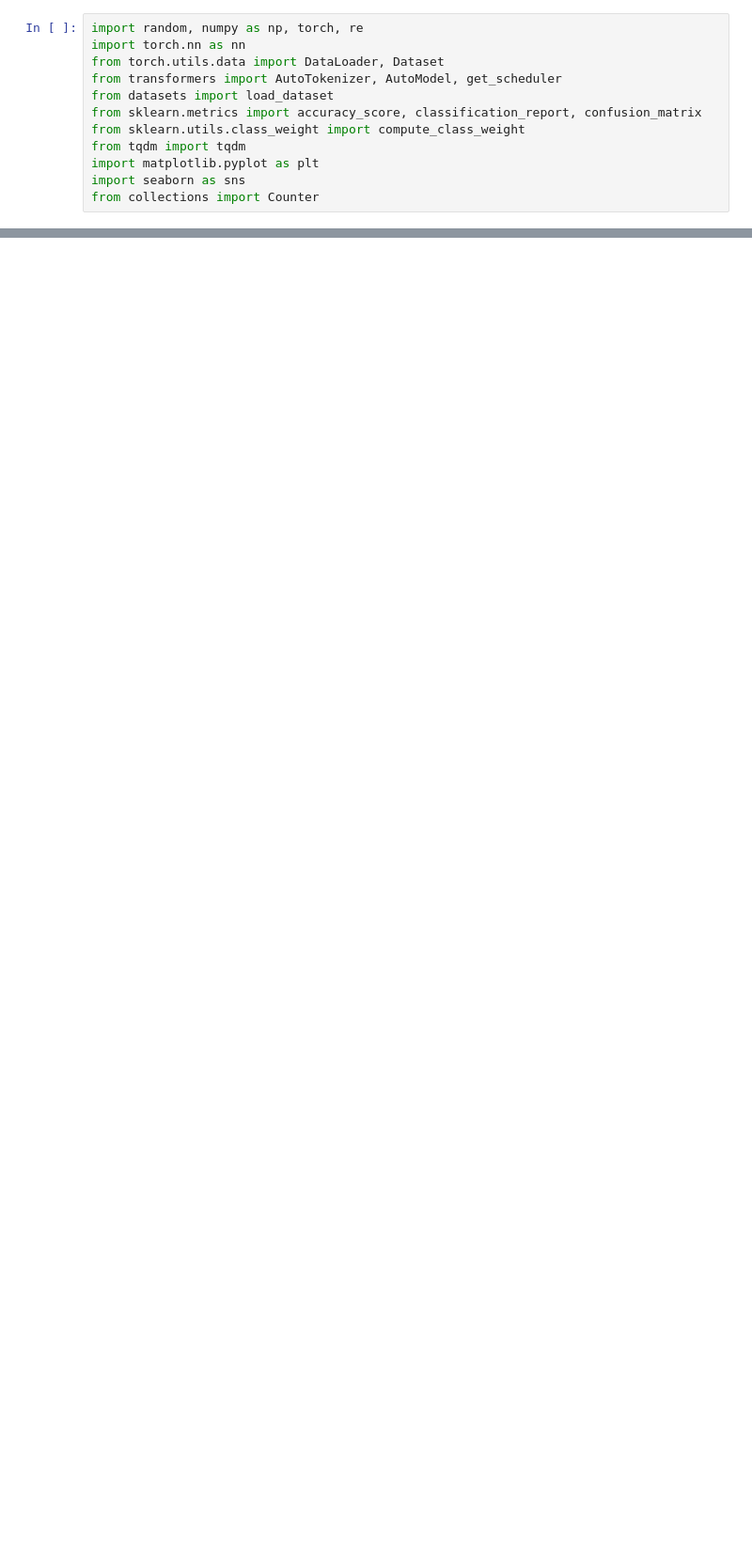
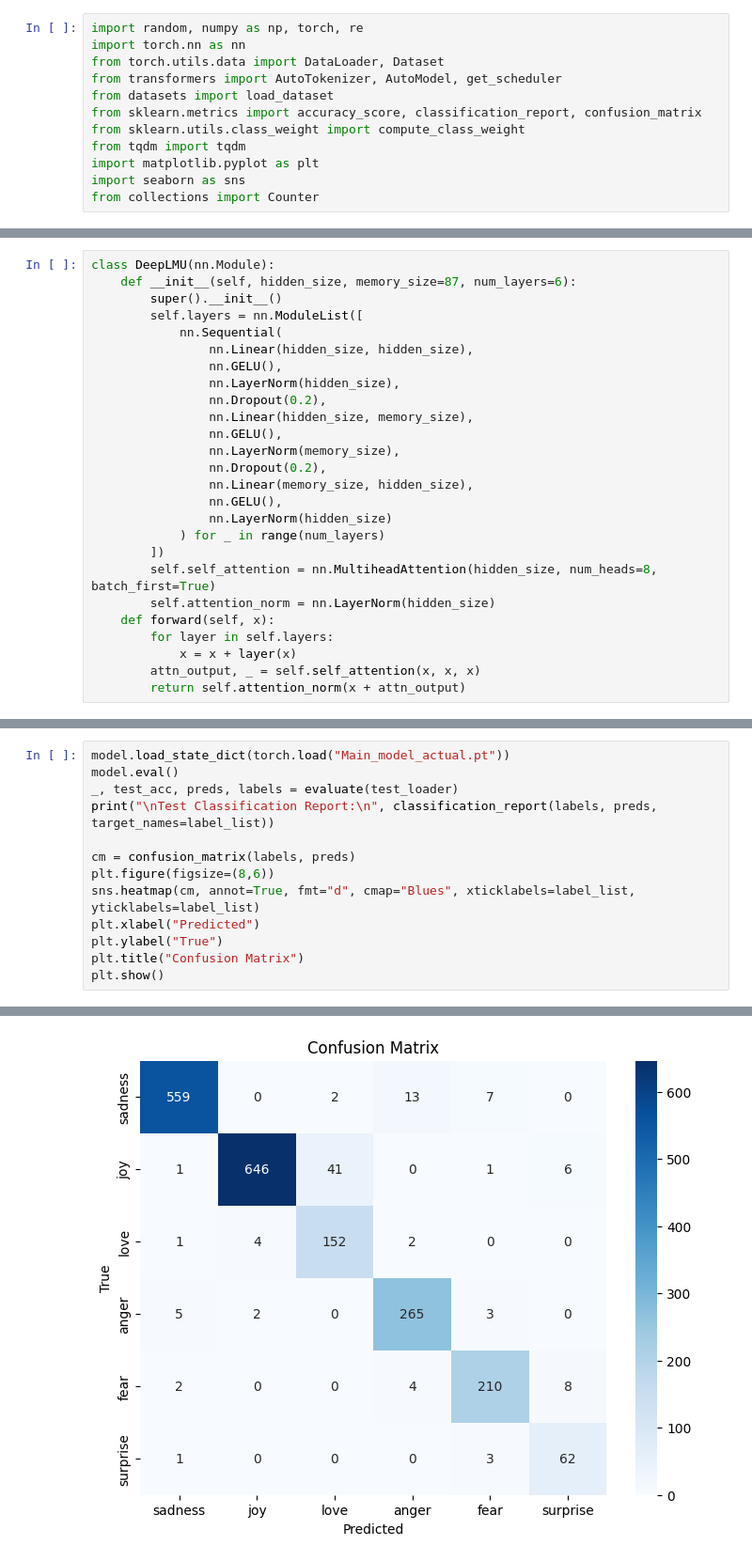
Before and after one commit to Navneeth-Krishna/Optimizing-Deep-Learning-Models-for-Text-Based-Emotion-Detection, a Jupyter notebook: Main.ipynb, the cells around one changed output, grey strips where cells are left out. Shown: that part at 94% size. Cells and saved outputs as stored; diff of their text form; blank space fills up the shorter version.

```diff
--- a/Main.ipynb
+++ b/Main.ipynb
@@ -334,0 +156,26 @@ weighted avg       0.96      0.96      0.96       396
+# %%
+class DeepLMU(nn.Module):
+    def __init__(self, hidden_size, memory_size=87, num_layers=6):
+        super().__init__()
+        self.layers = nn.ModuleList([
+            nn.Sequential(
+                nn.Linear(hidden_size, hidden_size),
+                nn.GELU(),
+                nn.LayerNorm(hidden_size),
+                nn.Dropout(0.2),
+                nn.Linear(hidden_size, memory_size),
+                nn.GELU(),
+                nn.LayerNorm(memory_size),
+                nn.Dropout(0.2),
+                nn.Linear(memory_size, hidden_size),
+                nn.GELU(),
+                nn.LayerNorm(hidden_size)
+            ) for _ in range(num_layers)
+        ])
+        self.self_attention = nn.MultiheadAttention(hidden_size, num_heads=8, batch_first=True)
+        self.attention_norm = nn.LayerNorm(hidden_size)
+    def forward(self, x):
+        for layer in self.layers:
+            x = x + layer(x)
+        attn_output, _ = self.self_attention(x, x, x)
+        return self.attention_norm(x + attn_output)
@@ -334,0 +314,14 @@ weighted avg       0.96      0.96      0.96       396
+# %%
+model.load_state_dict(torch.load("Main_model_actual.pt"))
+model.eval()
+_, test_acc, preds, labels = evaluate(test_loader)
+print("\nTest Classification Report:\n", classification_report(labels, preds, target_names=label_list))
+
+cm = confusion_matrix(labels, preds)
+plt.figure(figsize=(8,6))
+sns.heatmap(cm, annot=True, fmt="d", cmap="Blues", xticklabels=label_list, yticklabels=label_list)
+plt.xlabel("Predicted")
+plt.ylabel("True")
+plt.title("Confusion Matrix")
+plt.show()
+# %% [output]
@@ -334,0 +341 @@ weighted avg       0.96      0.96      0.96       396
+[figure, added]
```
Also changed, not shown: parts of 41 cells of this notebook, 5 other files.
